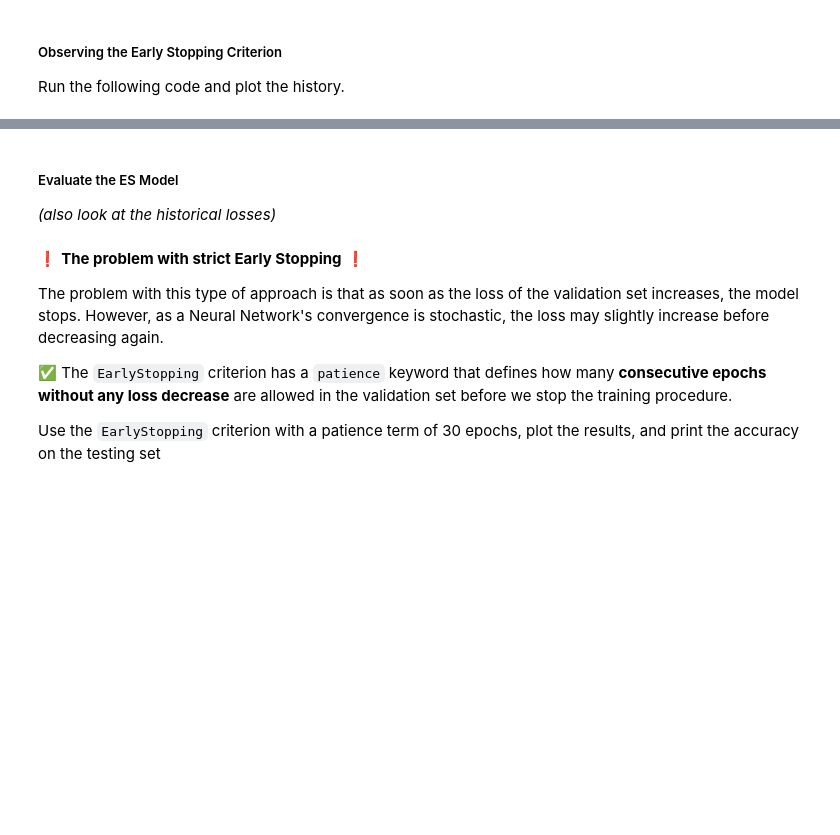
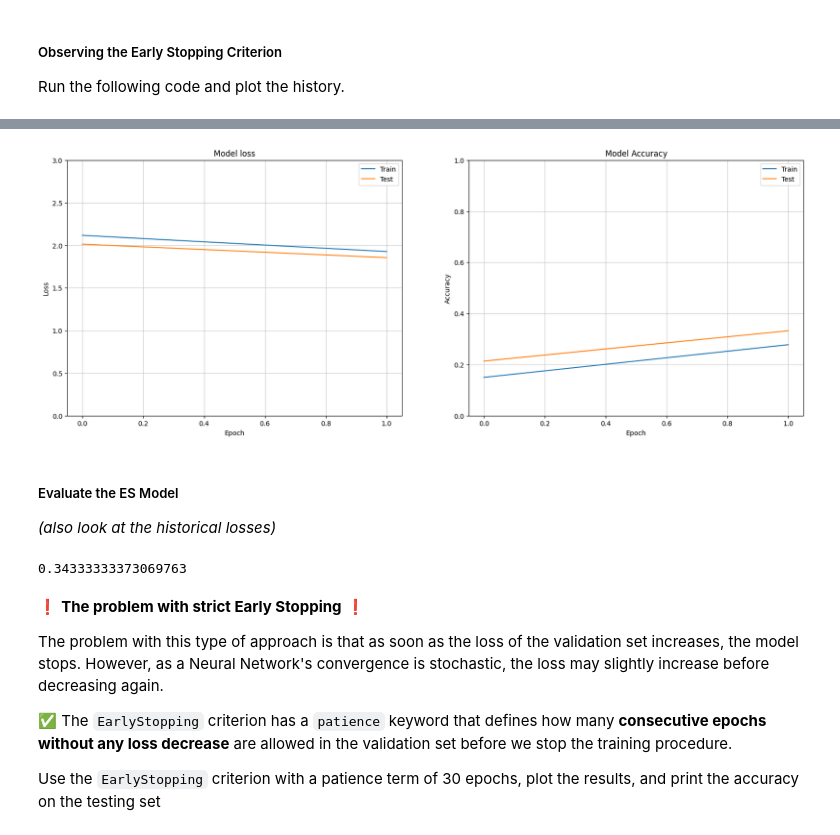
Before and after one commit to ninzyyy/lewagon, a Jupyter notebook: how_to_properly_prevent_overfitting.ipynb, the cells around one changed output, grey strips where cells are left out. Cells and saved outputs as stored; diff of their text form; code cells hidden in the pictures; blank space fills up the shorter version.

```diff
--- a/how_to_properly_prevent_overfitting.ipynb
+++ b/how_to_properly_prevent_overfitting.ipynb
@@ -281,9 +344,16 @@ history = model.fit(
+# %%
+plot_loss_accuracy(history)
+# %% [output]
+[figure, added]
 # %% [markdown]
 ##### Evaluate the ES Model
 
 _(also look at the historical losses)_
 # %%
 # YOUR CODE HERE
+model.evaluate(X_test_scaled, y_test, verbose=0)[1]
+# %% [output]
+0.34333333373069763
 # %% [markdown]
 ❗ **The problem with strict Early Stopping** ❗
 
```
Also changed, not shown: parts of 26 cells of this notebook.
